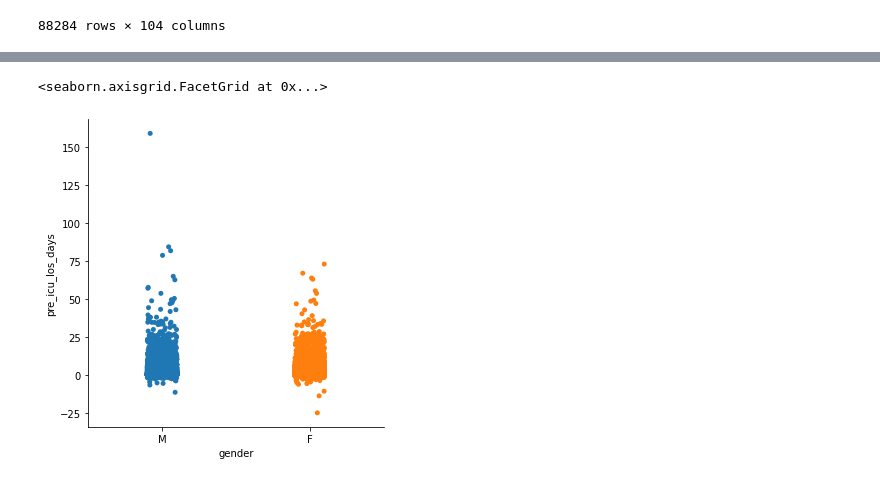
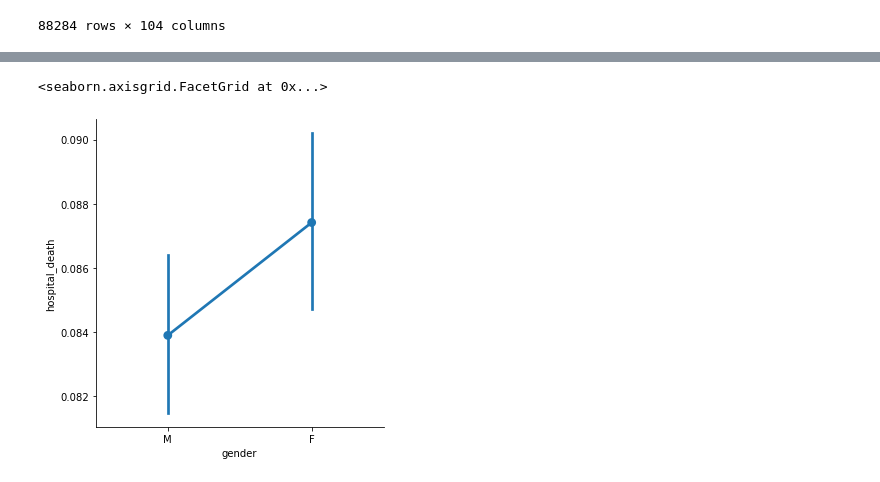
Before and after one commit to ConorD212/UCDPA_ConorDixon, a Jupyter notebook: DataSet 1 Patient Survival Prediction Dataset/DataSet 1 Patient Survival Prediction Dataset.ipynb, the cells around one changed output, grey strips where cells are left out. Cells and saved outputs as stored; diff of their text form; code cells hidden in the pictures.

Commit message:
4 Charts created

```diff
--- a/DataSet 1 Patient Survival Prediction Dataset/DataSet 1 Patient Survival Prediction Dataset.ipynb
+++ b/DataSet 1 Patient Survival Prediction Dataset/DataSet 1 Patient Survival Prediction Dataset.ipynb
@@ -228,5 +263,5 @@ sns.catplot(x="gender", y="pre_icu_los_days", order=["No", "Yes"], data=data)
 # %%
-sns.catplot(x="gender", y="pre_icu_los_days", data=data)
+sns.catplot(x="gender", y="hospital_death", kind="point", data=data)
 # %% [output]
 <seaborn.axisgrid.FacetGrid at 0x...>
-[figure, old version]
+[figure, new version]
```
Also changed, not shown: parts of 10 cells of this notebook.
